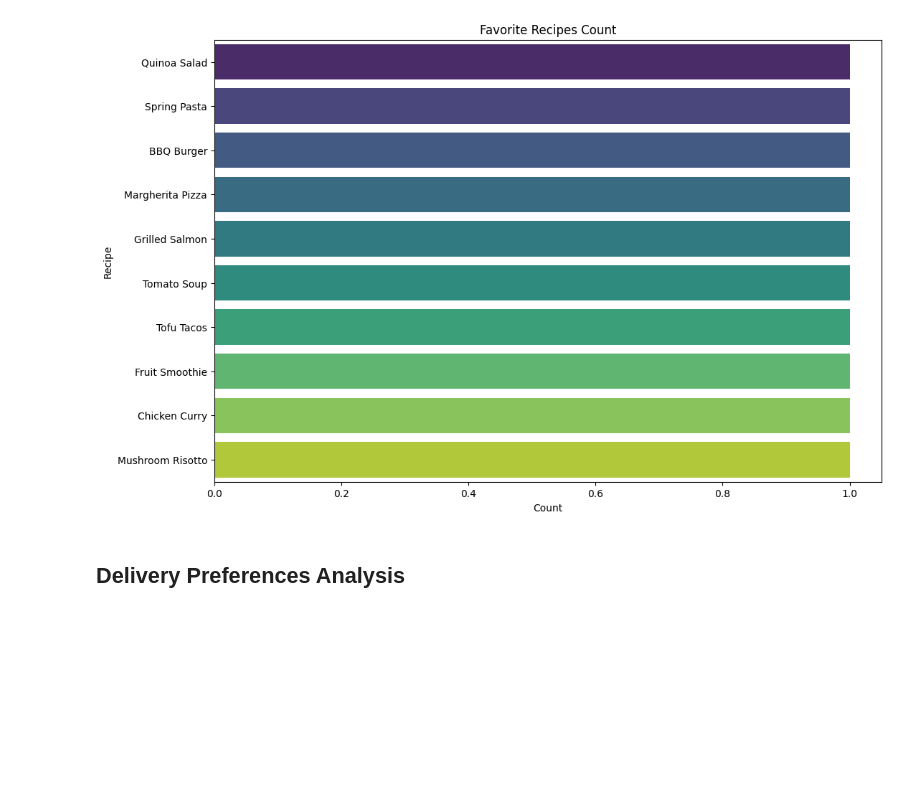
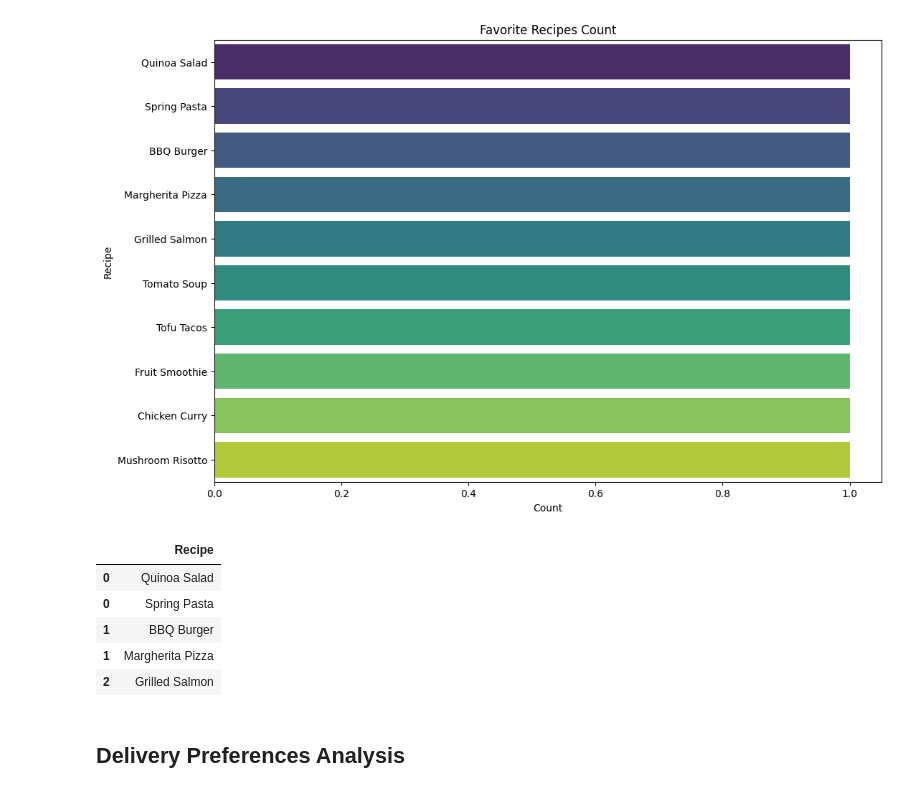
Before and after one commit to rahul-somanathan/dish-craft, a Jupyter notebook: notebooks/hello-fresh/2_exploratory_data_analysis.ipynb, the cells around one changed output. Saved outputs shown, nothing was run; the diff lists cells and outputs as text; code cells hidden in the pictures; blank space fills up the shorter version.

```diff
--- a/notebooks/hello-fresh/2_exploratory_data_analysis.ipynb
+++ b/notebooks/hello-fresh/2_exploratory_data_analysis.ipynb
@@ -136,6 +136,15 @@ plt.savefig(f'{report_file_path}favorite_recipes_count.png')
 plt.show()
 # %% [output]
 [figure]
+# %%
+favorite_recipes.head()
+# %% [output]
+|  | Recipe |
+| 0 | Quinoa Salad |
+| 0 | Spring Pasta |
+| 1 | BBQ Burger |
+| 1 | Margherita Pizza |
+| 2 | Grilled Salmon |
 # %% [markdown]
 ## Delivery Preferences Analysis
 # %%
```
Also changed, not shown: 2 other files.
